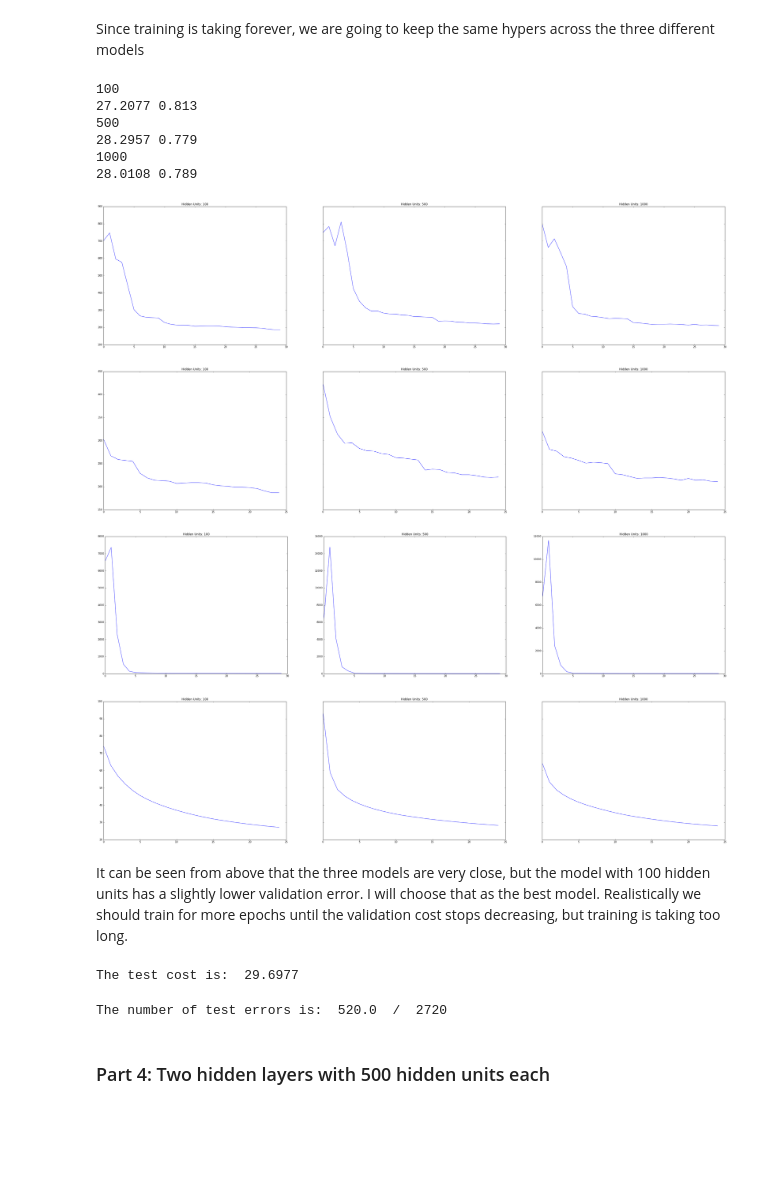
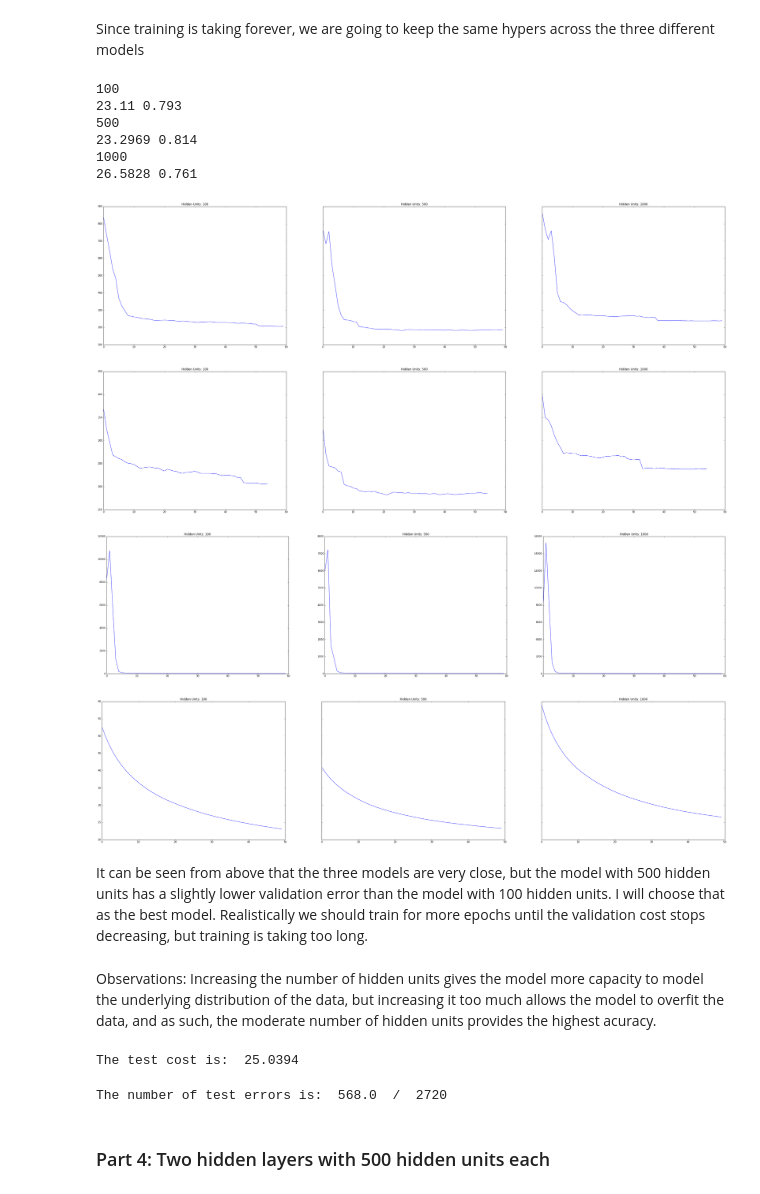
Before and after one commit to bkotzz/ece521, a Jupyter notebook: a2.ipynb, the cells around one changed output. Cells and saved outputs as stored; diff of their text form; code cells hidden in the pictures; blank space fills up the shorter version.

```diff
--- a/a2.ipynb
+++ b/a2.ipynb
@@ -501,7 +501,7 @@ sess_nn.close()
 # %% [markdown]
 Since training is taking forever, we are going to keep the same hypers across the three different models
 # %%
-num_epochs = 30
+num_epochs = 60
 num_epochs_per_eval = 1
 learning_rate_nn = 0.001
 # %%
@@ -544,11 +544,11 @@ for hidden_units in [100, 500, 1000]:
     dict_per_hidden.append(_dict)
 # %% [output]
 100
-27.2077 0.813
+23.11 0.793
 500
-28.2957 0.779
+23.2969 0.814
 1000
-28.0108 0.789
+26.5828 0.761
 # %%
 hidden_units = [100, 500, 1000]
 # %%
@@ -560,7 +560,7 @@ for i, x in enumerate(dict_per_hidden):
     axarr[i].set_title("Hidden Units: " + str(hidden_units[i]))
     axarr[i].plot(np.arange(len(x["valid_acc"])) * num_epochs_per_eval, np.around(len(valid_y) * (1 - np.array(x["valid_acc"]))))
 # %% [output]
-[figure, old version]
+[figure, new version]
 # %%
 # Plot number of validation errors, skipping the first 5 data points
 f, axarr = plt.subplots(1, 3, sharey=True)
@@ -570,7 +570,7 @@ for i, x in enumerate(dict_per_hidden):
     axarr[i].set_title("Hidden Units: " + str(hidden_units[i]))
     axarr[i].plot(np.arange(len(x["valid_acc"][5:])) * num_epochs_per_eval, np.around(len(valid_y) * (1 - np.array(x["valid_acc"][5:]))))
 # %% [output]
-[figure, old version]
+[figure, new version]
 # %%
 # Plot validation cost
 f, axarr = plt.subplots(1, 3)
@@ -580,24 +580,26 @@ for i, x in enumerate(dict_per_hidden):
     axarr[i].set_title("Hidden Units: " + str(hidden_units[i]))
     axarr[i].plot(np.arange(len(x["valid_cost"])) * num_epochs_per_eval, x["valid_cost"])
 # %% [output]
-[figure, old version]
+[figure, new version]
 # %%
-# Plot validation cost, skipping the first 5 data points
+# Plot validation cost, skipping the first 10 data points
 f, axarr = plt.subplots(1, 3, sharey=True)
 f.set_figwidth(45)
 f.set_figheight(10)
 for i, x in enumerate(dict_per_hidden):
     axarr[i].set_title("Hidden Units: " + str(hidden_units[i]))
-    axarr[i].plot(np.arange(len(x["valid_cost"][5:])) * num_epochs_per_eval, x["valid_cost"][5:])
+    axarr[i].plot(np.arange(len(x["valid_cost"][10:])) * num_epochs_per_eval, x["valid_cost"][10:])
 # %% [output]
-[figure, old version]
+[figure, new version]
 # %% [markdown]
-It can be seen from above that the three models are very close, but the model with 100 hidden units has a slightly lower validation error.  I will choose that as the best model. Realistically we should train for more epochs until the validation cost stops decreasing, but training is taking too long.
+It can be seen from above that the three models are very close, but the model with 500 hidden units has a slightly lower validation error than the model with 100 hidden units.  I will choose that as the best model. Realistically we should train for more epochs until the validation cost stops decreasing, but training is taking too long.
+# %% [markdown]
+Observations: Increasing the number of hidden units gives the model more capacity to model the underlying distribution of the data, but increasing it too much allows the model to overfit the data, and as such, the moderate number of hidden units provides the highest acuracy.
 # %%
-print "The test cost is: ", dict_per_hidden[0]["test_cost"]
+print "The test cost is: ", dict_per_hidden[1]["test_cost"]
 # %% [output]
-The test cost is:  29.6977
+The test cost is:  25.0394
 # %%
-print "The number of test errors is: ", np.around((1 - np.array(dict_per_hidden[0]["test_acc"])) * len(test_y)), " / ", len(test_y)
+print "The number of test errors is: ", np.around((1 - np.array(dict_per_hidden[1]["test_acc"])) * len(test_y)), " / ", len(test_y)
 # %% [output]
-The number of test errors is:  520.0  /  2720
+The number of test errors is:  568.0  /  2720
```
Also changed, not shown: parts of 33 cells of this notebook.
